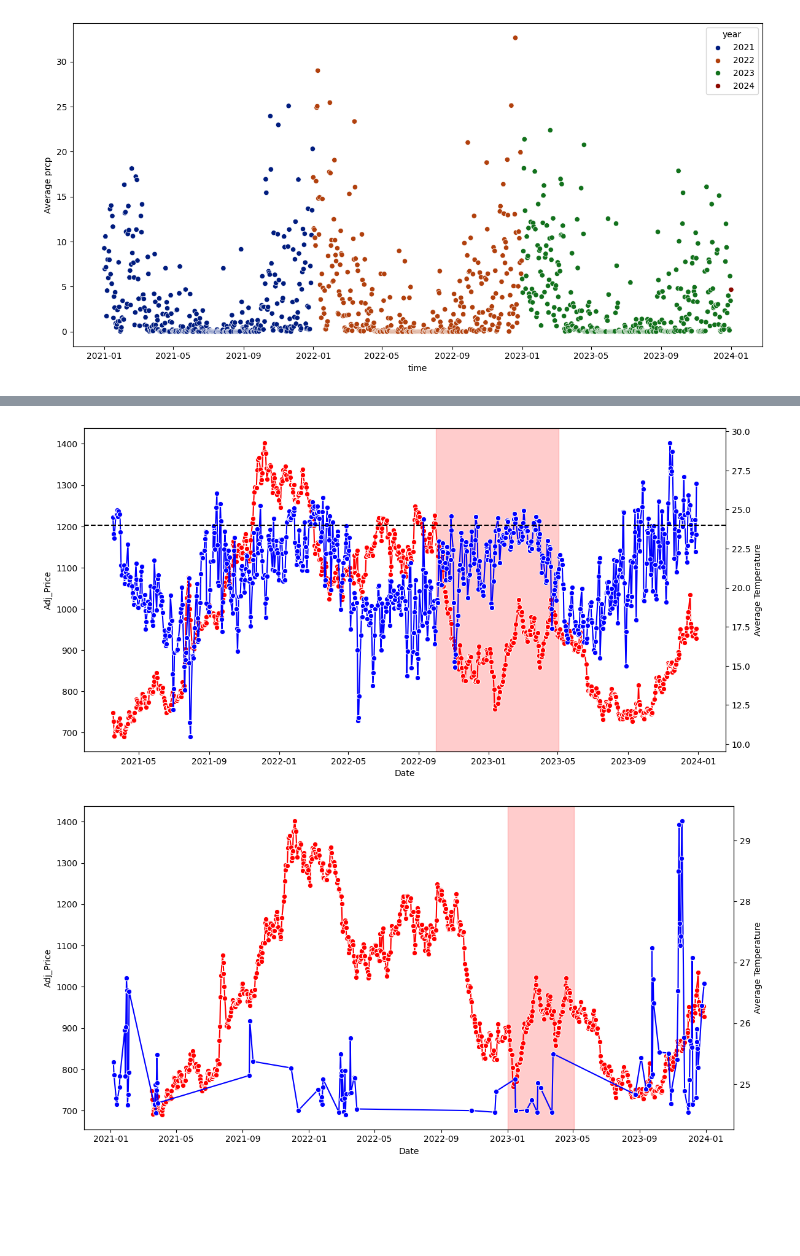
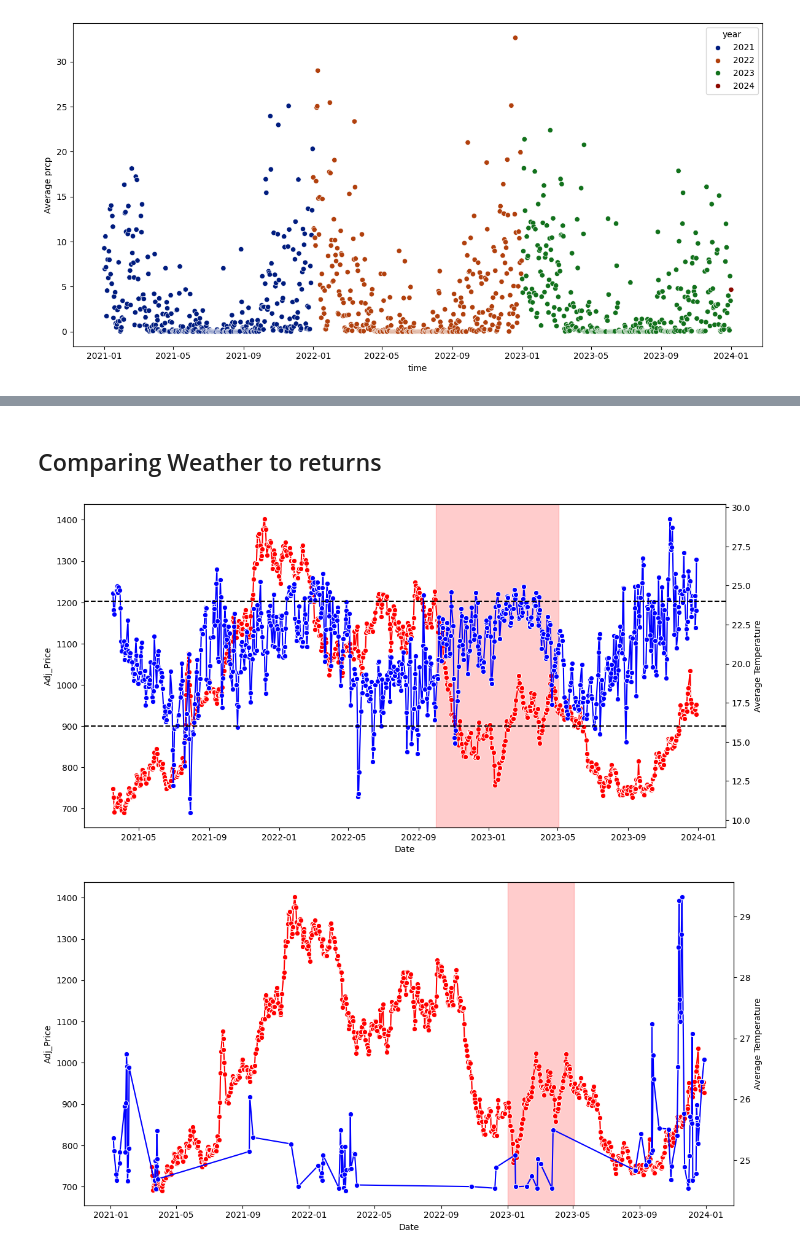
Before and after one commit to maseehfaizan/Project_code, a Jupyter notebook: Master.ipynb, the cells around one changed output, grey strips where cells are left out. Drawn from its saved outputs; the diff is of its cells as text; code cells hidden in the pictures; blank space fills up the shorter version.

```diff
--- a/Master.ipynb
+++ b/Master.ipynb
@@ -352,21 +372,24 @@ plt.show()
+# %% [markdown]
+## Comparing Weather to returns
 # %%
 #main.set_index('Date', inplace=True)
 fig, axs = plt.subplots(figsize=(12, 6))
 
 
 sns.lineplot(data=main, x='Date', y='Adj_Price', ax=axs,color='red',marker='o')
 axs2 = axs.twinx()
 sns.lineplot(data=main, x='time', y='Average Temperature', ax=axs2, color='blue',marker='o')
 
 axs.axvspan(pd.Timestamp('2022-10-01'), pd.Timestamp('2023-05-03'), color='red', alpha=0.2)
 
 axs2.axhline(y=24,color='black',linestyle='--')
+axs2.axhline(y=16,color='black',linestyle='--')
 
 # Adjust layout
 plt.tight_layout()
 plt.show()
 # %% [output]
-[figure, old version]
+[figure, new version]
 # %%
 fig, axs = plt.subplots(figsize=(12, 6))
 
```
Also changed, not shown: parts of 52 cells of this notebook.
